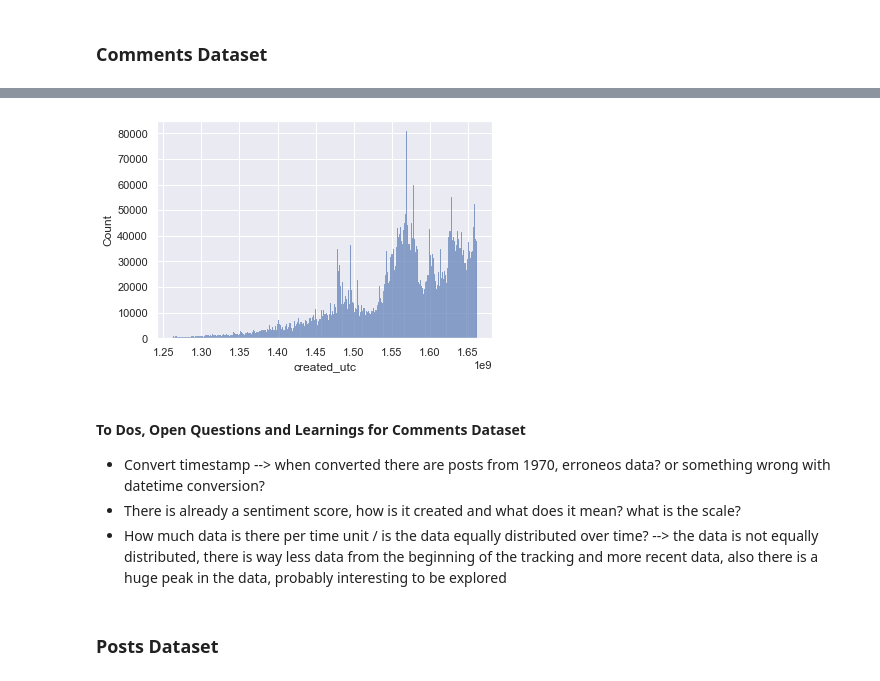
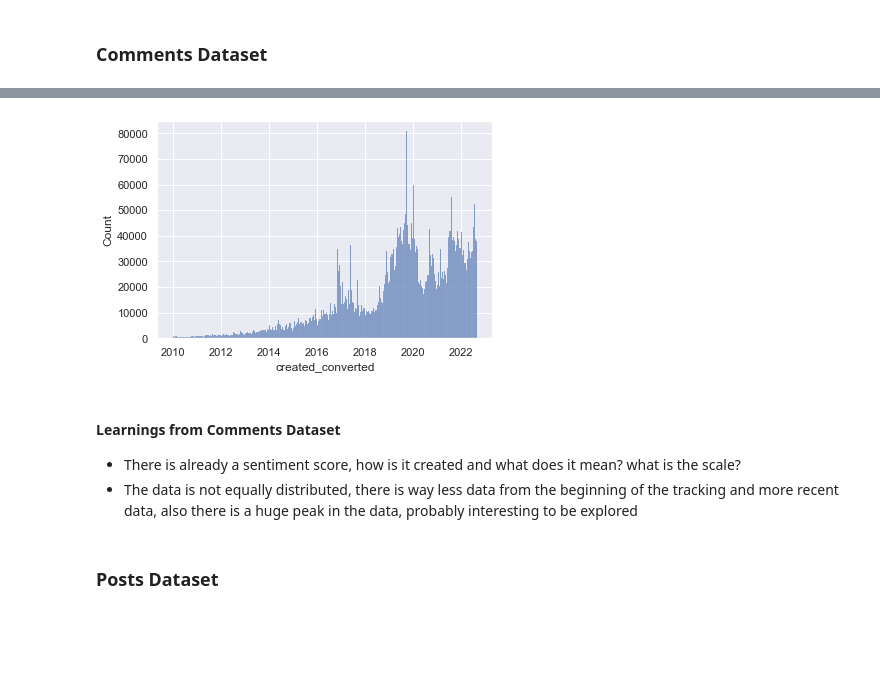
Before and after one commit to anjaghub/datascience_project_2023, a Jupyter notebook: reddit_climate_change.ipynb, the cells around one changed output, grey strips where cells are left out. Saved outputs shown, nothing was run; the diff lists cells and outputs as text; code cells hidden in the pictures; blank space fills up the shorter version.

Commit message:
Exploring the data
- fixed the timestamp conversion
- took some general notes about the project
- explored a bit of the date column, the type column and domain column

```diff
--- a/reddit_climate_change.ipynb
+++ b/reddit_climate_change.ipynb
@@ -83,5 +92,5 @@ created_date                      object
 dtype: object
 # %%
 # Convert comments timestamps and create a date column
-raw_comments['created_converted'] = pd.to_datetime(raw_comments['created_utc'], utc=True)
-raw_comments['created_date'] = pd.to_datetime(raw_comments['created_converted']).dt.normalize()
+raw_comments['created_converted'] = pd.to_datetime(raw_comments['created_utc'], utc=True, unit='s')
+raw_comments['created_date'] = pd.to_datetime(raw_comments['created_converted']).dt.normalize() # gets rid of the timestamp inside the date
@@ -88,15 +111,14 @@ raw_comments['created_date'] = pd.to_datetime(raw_comments['created_converted'])
 # %%
 # Distribution of datapoints
 sns.set(style="darkgrid")
-sns.histplot(data=raw_comments, x="created_utc")
+sns.histplot(data=raw_comments, x="created_converted")
 plt.show()
 # %% [output]
-[figure, old version]
+[figure, new version]
 # %% [markdown]
-#### To Dos, Open Questions and Learnings for Comments Dataset
-- Convert timestamp --> when converted there are posts from 1970, erroneos data? or something wrong with datetime conversion?
+#### Learnings from Comments Dataset
 - There is already a sentiment score, how is it created and what does it mean? what is the scale?
-- How much data is there per time unit / is the data equally distributed over time? --> the data is not equally distributed, there is way less data from the beginning of the tracking and more recent data, also there is a huge peak in the data, probably interesting to be explored
+- The data is not equally distributed, there is way less data from the beginning of the tracking and more recent data, also there is a huge peak in the data, probably interesting to be explored
 # %% [markdown]
 ### Posts Dataset
 # %%
```
Also changed, not shown: parts of 14 cells of this notebook.
